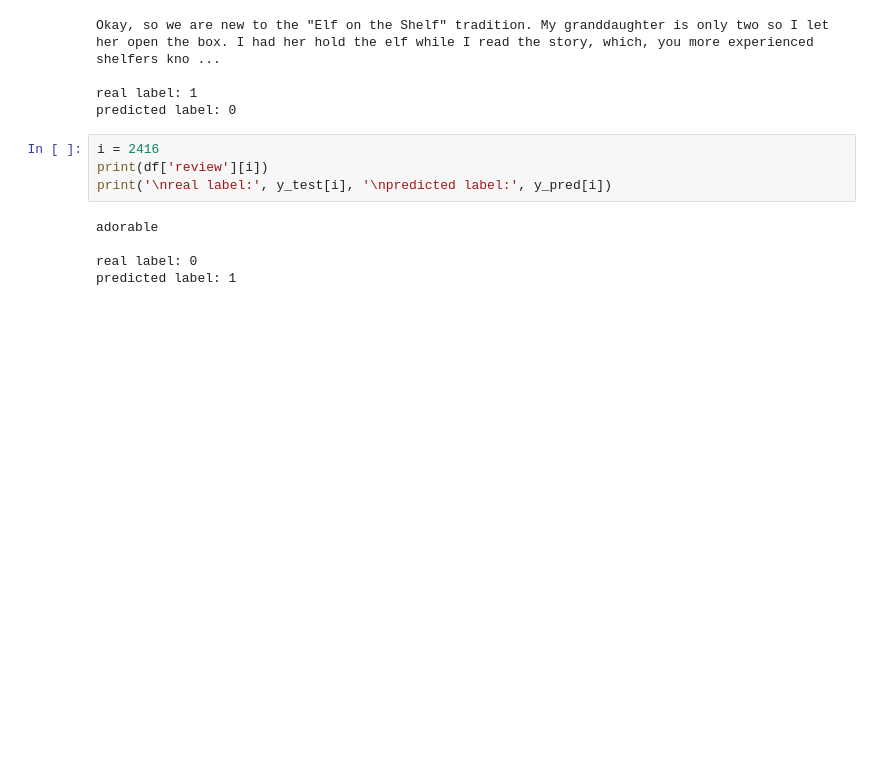
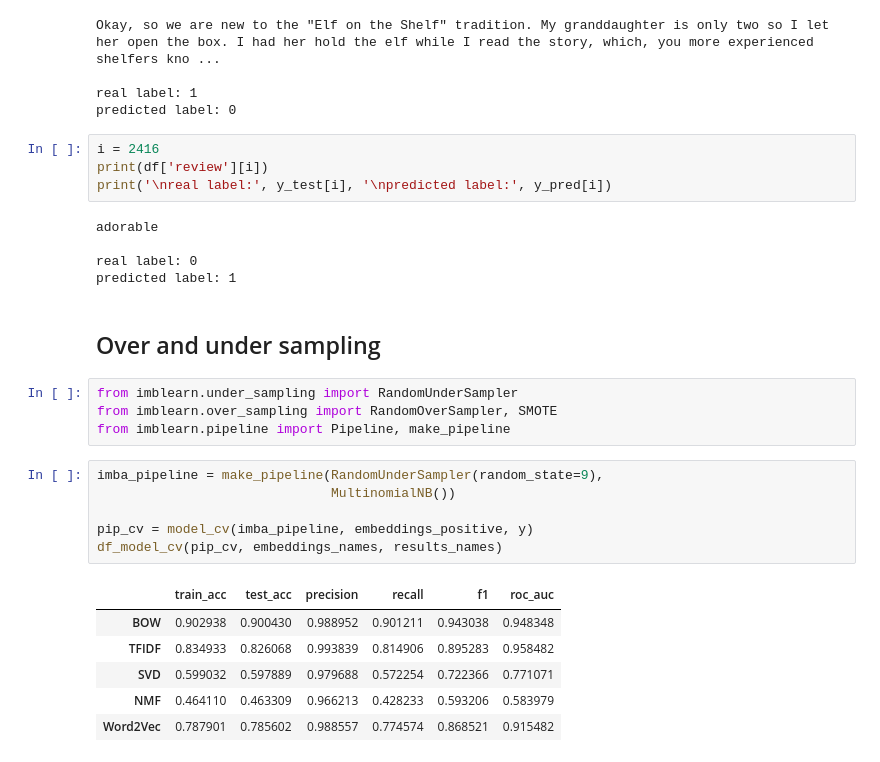
Before and after one commit to klaudia-nazarko/nlp-sentiment-analysis, a Jupyter notebook: toys_0_models.ipynb, the cells around one changed output. Saved outputs shown, nothing was run; the diff lists cells and outputs as text; blank space fills up the shorter version.

Commit message:
add under and over sampling

```diff
--- a/toys_0_models.ipynb
+++ b/toys_0_models.ipynb
@@ -227,3 +227,22 @@ adorable
 
 real label: 0
 predicted label: 1
+# %% [markdown]
+## Over and under sampling
+# %%
+from imblearn.under_sampling import RandomUnderSampler
+from imblearn.over_sampling import RandomOverSampler, SMOTE
+from imblearn.pipeline import Pipeline, make_pipeline
+# %%
+imba_pipeline = make_pipeline(RandomUnderSampler(random_state=9),
+                              MultinomialNB())
+
+pip_cv = model_cv(imba_pipeline, embeddings_positive, y)
+df_model_cv(pip_cv, embeddings_names, results_names)
+# %% [output]
+|  | train_acc | test_acc | precision | recall | f1 | roc_auc |
+| BOW | 0.902938 | 0.900430 | 0.988952 | 0.901211 | 0.943038 | 0.948348 |
+| TFIDF | 0.834933 | 0.826068 | 0.993839 | 0.814906 | 0.895283 | 0.958482 |
+| SVD | 0.599032 | 0.597889 | 0.979688 | 0.572254 | 0.722366 | 0.771071 |
+| NMF | 0.464110 | 0.463309 | 0.966213 | 0.428233 | 0.593206 | 0.583979 |
+| Word2Vec | 0.787901 | 0.785602 | 0.988557 | 0.774574 | 0.868521 | 0.915482 |
```
Also changed, not shown: parts of 7 cells of this notebook.
